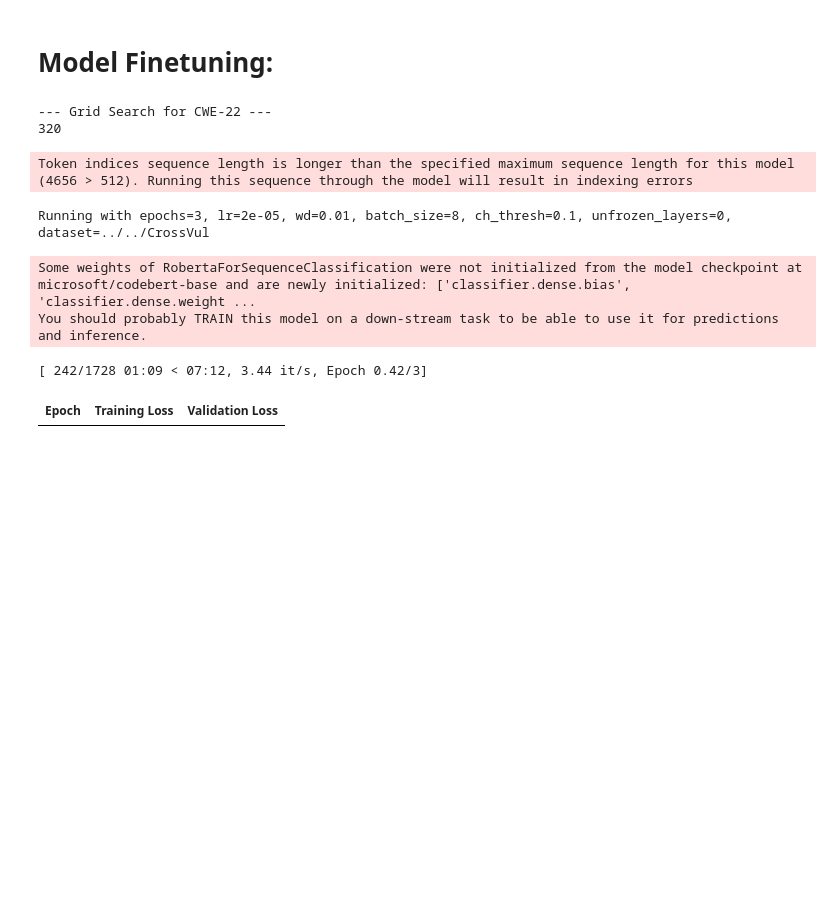
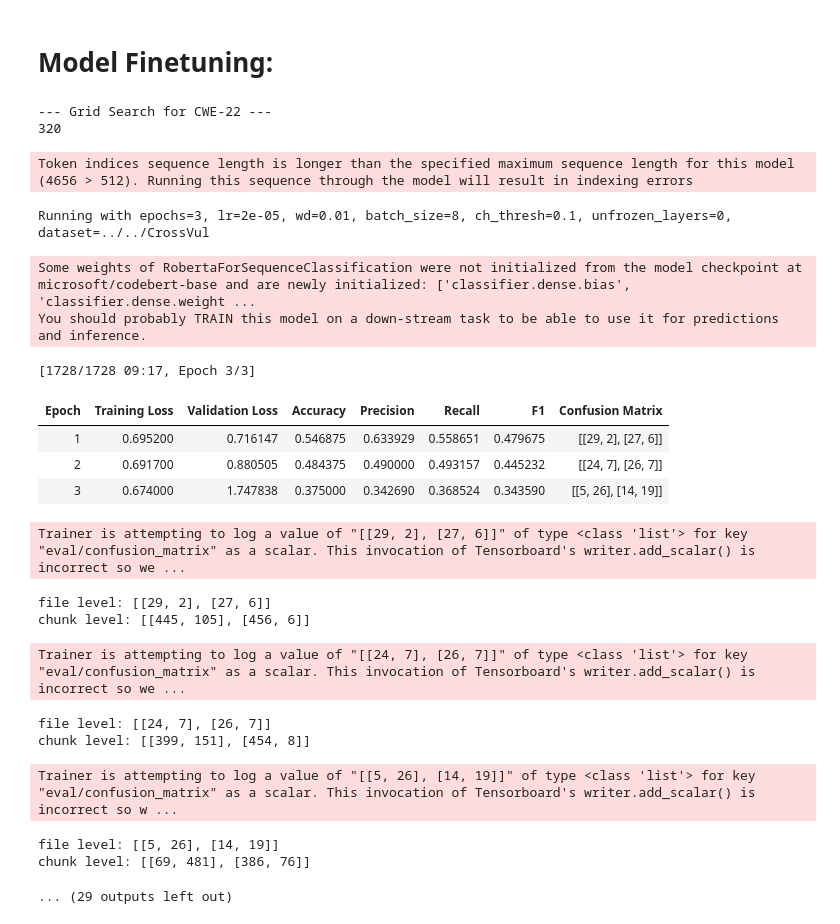
Before and after one commit to robingupta14/FinalYearProject, a Jupyter notebook: codebert_analysis/codebert_analysis.ipynb, the cells around one changed output. Saved outputs shown, nothing was run; the diff lists cells and outputs as text; code cells hidden in the pictures; blank space fills up the shorter version.

Commit message:
Train DS

```diff
--- a/codebert_analysis/codebert_analysis.ipynb
+++ b/codebert_analysis/codebert_analysis.ipynb
@@ -20,7 +20,7 @@ DATASET_ROOT = "../../CrossVul"
 DATASET_ROOT = "../../Preprocessed/Rename"
 DATASET_ROOT = "../../Preprocessed/NoRename"
 DATASET_ROOTS = ["../../CrossVul", "../../Preprocessed/Rename", "../../Preprocessed/NoRename"]
-ALLOWED_CWE_IDS = {"CWE-22"}
+ALLOWED_CWE_IDS = {"CWE-22", "CWE-79", "CWE-89", "CWE-787"}
 LANGUAGES = ['c', 'cpp', 'cs', 'java', 'py', 'php']
 SEED = 42
 EPOCHS = 3
@@ -164,7 +258,7 @@ for dataset in DATASET_ROOTS:
         random.seed(SEED)
         random.shuffle(samples)
         raw_dataset = Dataset.from_list(samples)
-        train_test = raw_dataset.train_test_split(test_size=0.2, seed=SEED)
+        train_test = raw_dataset.train_test_split(test_size=1, seed=SEED)
         train_raw = train_test["train"]
         eval_raw = train_test["test"]
         tokenized_train = train_raw.map(tokenize_example, batched=True, remove_columns=["filename", "code"])
@@ -251,32 +345,45 @@ for dataset in DATASET_ROOTS:
 
                                 trainer.train()
                                 trainer.save_model(output_dir + "/final")
 
                                 metrics = trainer.evaluate()
                                 precision = metrics["eval_precision"]
                                 recall = metrics["eval_recall"]
                                 f1 = metrics["eval_f1"]
                                 accuracy = metrics["eval_accuracy"]
                                 confusion = metrics["eval_confusion_matrix"]
 
                                 with open(log_path, "a", newline="") as f:
                                     writer = csv.writer(f)
                                     writer.writerow([epochs, lr, wd, batch_size, unfrozen, chunk_thresh, precision, recall, f1, accuracy, confusion])
 
                                 if f1 > best_f1:
                                     best_f1 = f1
                                     best_dir = output_dir
                                     best_thresh = chunk_thresh
 
         if best_dir is not None:
             os.system(f"cp -r {best_dir}/final ./models/codebert_{cwe_id}/best_model")
             print(f"\nBest model for {cwe_id} saved from: {best_dir} with F1={best_f1:.4f}")
 # %% [output]
 --- Grid Search for CWE-22 ---
 320
 Token indices sequence length is longer than the specified maximum sequence length for this model (4656 > 512). Running this sequence through the model will result in indexing errors
 Running with epochs=3, lr=2e-05, wd=0.01, batch_size=8, ch_thresh=0.1, unfrozen_layers=0, dataset=../../CrossVul
 Some weights of RobertaForSequenceClassification were not initialized from the model checkpoint at microsoft/codebert-base and are newly initialized: ['classifier.dense.bias', 'classifier.dense.weight ...
 You should probably TRAIN this model on a down-stream task to be able to use it for predictions and inference.
-[ 242/1728 01:09 < 07:12, 3.44 it/s, Epoch 0.42/3]
+[1728/1728 09:17, Epoch 3/3]
-| Epoch | Training Loss | Validation Loss |
+| Epoch | Training Loss | Validation Loss | Accuracy | Precision | Recall | F1 | Confusion Matrix |
+| 1 | 0.695200 | 0.716147 | 0.546875 | 0.633929 | 0.558651 | 0.479675 | [[29, 2], [27, 6]] |
+| 2 | 0.691700 | 0.880505 | 0.484375 | 0.490000 | 0.493157 | 0.445232 | [[24, 7], [26, 7]] |
+| 3 | 0.674000 | 1.747838 | 0.375000 | 0.342690 | 0.368524 | 0.343590 | [[5, 26], [14, 19]] |
+Trainer is attempting to log a value of "[[29, 2], [27, 6]]" of type <class 'list'> for key "eval/confusion_matrix" as a scalar. This invocation of Tensorboard's writer.add_scalar() is incorrect so we ...
+file level: [[29, 2], [27, 6]]
+chunk level: [[445, 105], [456, 6]]
+Trainer is attempting to log a value of "[[24, 7], [26, 7]]" of type <class 'list'> for key "eval/confusion_matrix" as a scalar. This invocation of Tensorboard's writer.add_scalar() is incorrect so we ...
+file level: [[24, 7], [26, 7]]
+chunk level: [[399, 151], [454, 8]]
+Trainer is attempting to log a value of "[[5, 26], [14, 19]]" of type <class 'list'> for key "eval/confusion_matrix" as a scalar. This invocation of Tensorboard's writer.add_scalar() is incorrect so w ...
+file level: [[5, 26], [14, 19]]
+chunk level: [[69, 481], [386, 76]]
+... (29 outputs left out)
```
Also changed, not shown: parts of 2 cells of this notebook, 2 other files.
